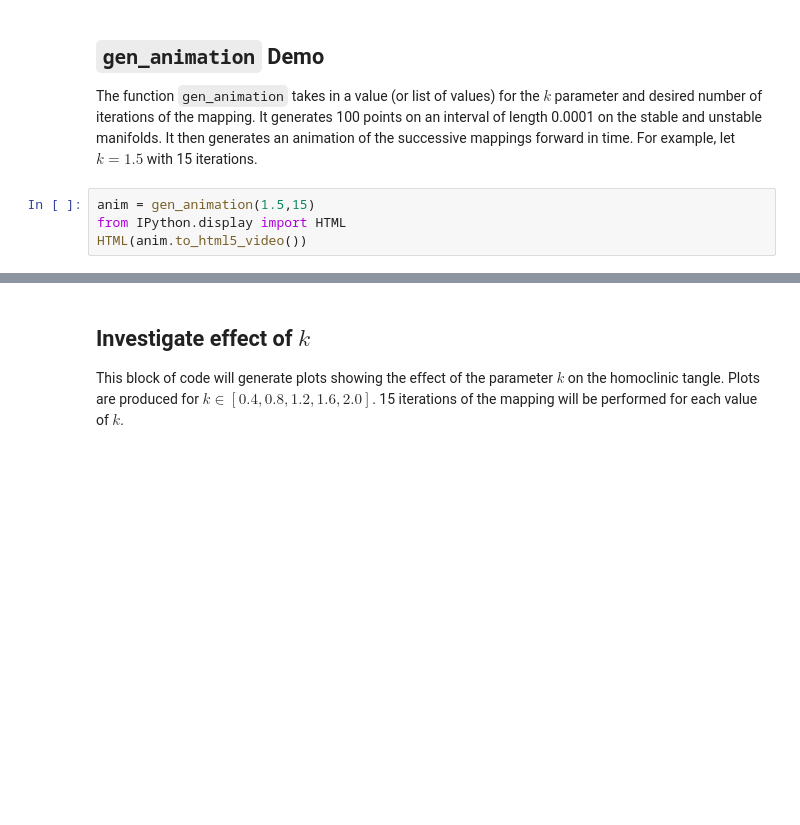
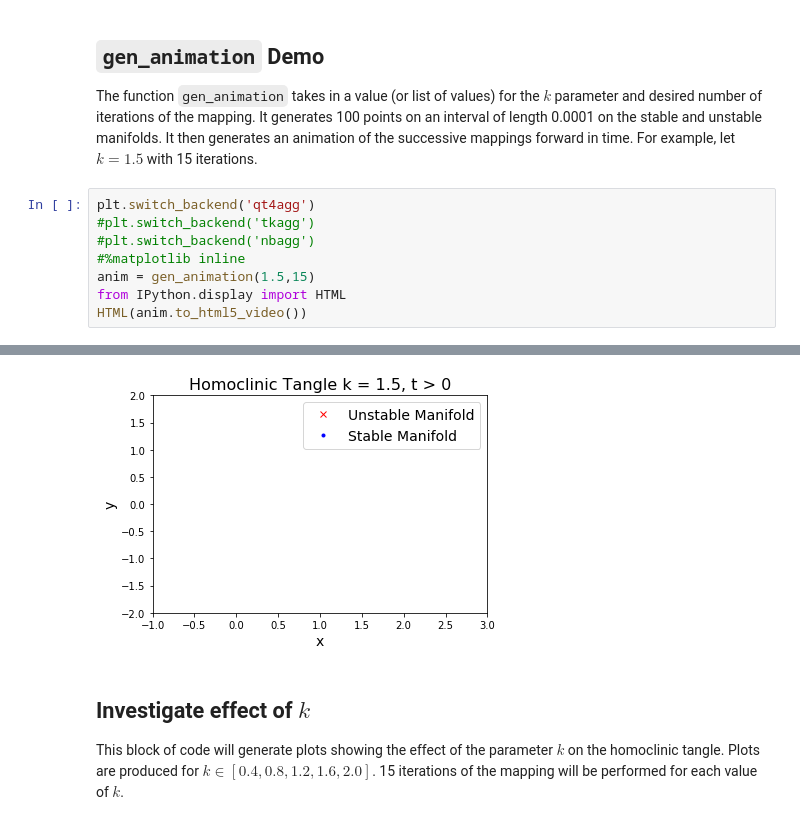
Before and after one commit to dgarrett622/Applied-Dynamical-Systems-2018, a Jupyter notebook: HW1.ipynb, the cells around one changed output, grey strips where cells are left out. Drawn from its saved outputs; the diff is of its cells as text; blank space fills up the shorter version.

Commit message:
trying qt4agg backend for animation on github

```diff
--- a/HW1.ipynb
+++ b/HW1.ipynb
@@ -206,11 +206,16 @@ kplot(1.5,15)
 ## `gen_animation` Demo
 The function `gen_animation` takes in a value (or list of values) for the $ k $ parameter and desired number of iterations of the mapping. It generates 100 points on an interval of length 0.0001 on the stable and unstable manifolds. It then generates an animation of the successive mappings forward in time. For example, let $ k = 1.5 $ with 15 iterations.
 # %%
+plt.switch_backend('qt4agg')
+#plt.switch_backend('tkagg')
+#plt.switch_backend('nbagg')
+#%matplotlib inline
 anim = gen_animation(1.5,15)
 from IPython.display import HTML
 HTML(anim.to_html5_video())
 # %% [output]
 [interactive output not drawn]
+[figure, added]
 # %% [markdown]
 ## Investigate effect of $ k $
 This block of code will generate plots showing the effect of the parameter $ k $ on the homoclinic tangle. Plots are produced for $ k \in \left[0.4, 0.8, 1.2, 1.6, 2.0\right] $. 15 iterations of the mapping will be performed for each value of $ k $.
```
Also changed, not shown: parts of 1 cell of this notebook.
